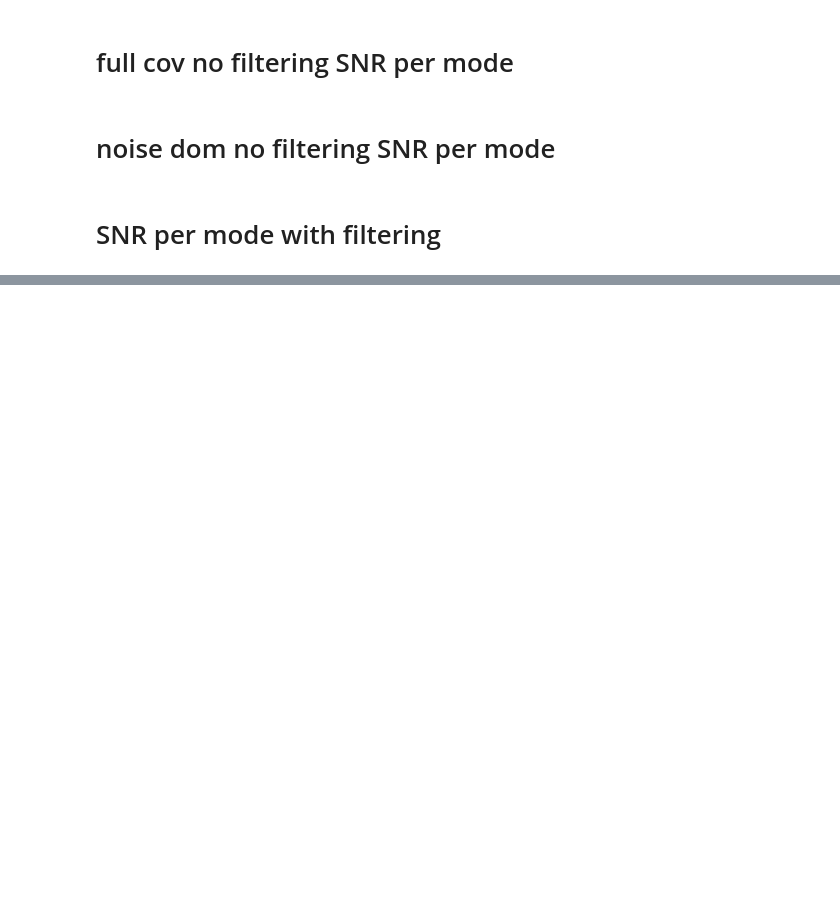
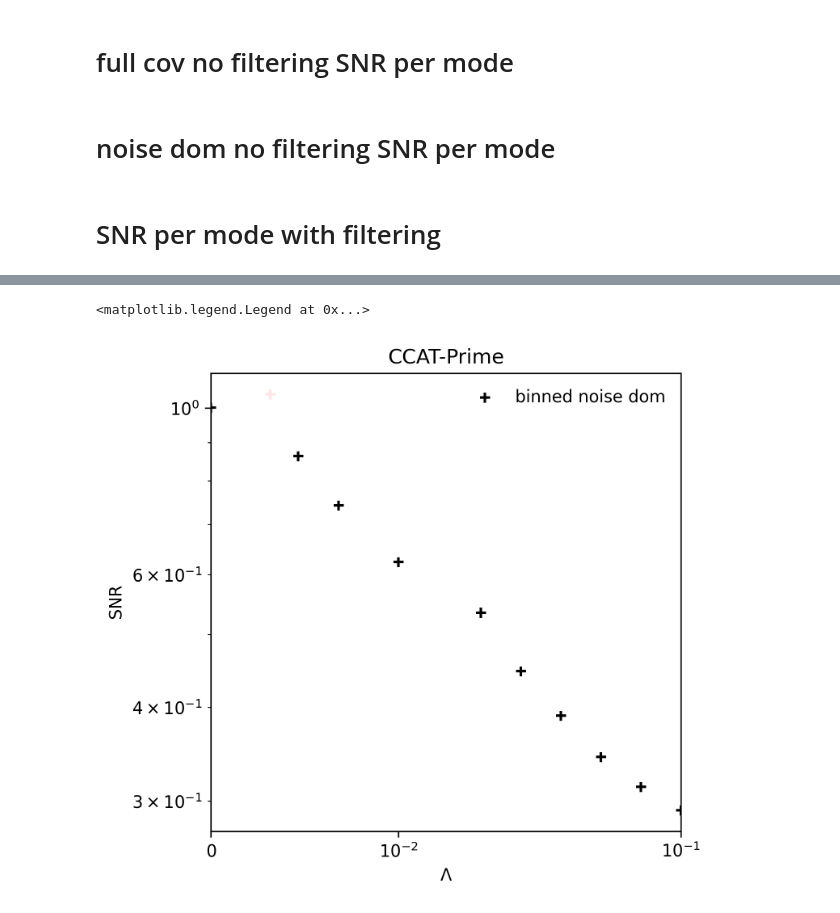
Before and after one commit to DelonShen/LIMxCMBL, a Jupyter notebook: 011.000.2025-02-25.CCAT-prime-snr-full-covariance.ipynb, the cells around one changed output, grey strips where cells are left out. Cells and saved outputs as stored; diff of their text form; code cells hidden in the pictures; blank space fills up the shorter version.

```diff
--- a/011.000.2025-02-25.CCAT-prime-snr-full-covariance.ipynb
+++ b/011.000.2025-02-25.CCAT-prime-snr-full-covariance.ipynb
@@ -121,10 +133,11 @@ for ell_idx in range(len(ells)):
 # %%
 from tqdm import trange
 # %%
-Lambda_idx = -1
 
-for Lambda in tqdm(Lambdas):
-    Lambda_idx += 1
+for Lambda_idx in trange(25):
+    Lambda = Lambdas[Lambda_idx]
+    if(Lambda < 2* np.pi/(chimax-chimin)):
+        continue
     #IHi_kappa##########################################
     ILo_kappa = np.zeros((100, n_bins))
 
@@ -139,7 +152,7 @@ for Lambda in tqdm(Lambdas):
     ####################################################
     #IHi_IHi############################################
     ## comb = LoLo - cross
-#     comb_n_external = 1500
+#     comb_n_external = 1000
 #     comb_fname = '/scratch/users/delon/LIMxCMBL/I_auto/comb_'
 #     comb_fname += 'zmin_%.1f_zmax_%.1f_Lambda_idx_%d_n_ext_%d_jax_quad.npy'%(zmin, zmax,
 #                                                                              Lambda_idx,
@@ -244,30 +263,28 @@ for Lambda_idx,Lambda in enumerate(Lambdas):
 # %%
 plt.figure(figsize = (5,5) ,dpi = 300, facecolor = 'w')
 
 
 
 _idxs = np.where(SNR2_per_Omega_noise_dom <= SNR2_per_Omega_noise_dom[0])
 
-plt.plot(Lambdas[_idxs], (SNR2_per_Omega_noise_dom[_idxs] * Omega_field),
-         'k',
+
+plt.scatter(Lambdas, np.sqrt(SNR2_per_Omega_noise_dom * Omega_field), marker='+', alpha=0.1)
+plt.scatter(Lambdas[_idxs], np.sqrt(SNR2_per_Omega_noise_dom[_idxs] * Omega_field),
+         c='k',
+            marker='+',
         label='binned noise dom')
-
-# plt.scatter(Lambdas, (SNR2_per_Omega_noise_dom * Omega_field), )
-
-
-# plt.plot(Lambdas, (SNR2_per_Omega_full * Omega_field),
-#          'k',
-#         label='binned full cov')
 
 fundamental = 2*np.pi/(chimax - chimin)
 
-# plt.axhline(SNR2_per_Omega_noise_dom[0] * Omega_field)
-
 plt.xscale('symlog', linthresh = 5 * fundamental)
+plt.yscale('log')
 plt.xlim(0, 1e-1)
 
 
 plt.xlabel(r'$\Lambda$')
-plt.ylabel(r'${\sf SNR}^2$')
+plt.ylabel(r'${\sf SNR}$')
 plt.title('CCAT-Prime')
 plt.legend(frameon=False)
+# %% [output]
+<matplotlib.legend.Legend at 0x...>
+[figure, added]
```
Also changed, not shown: parts of 6 cells of this notebook, 6 other files.
